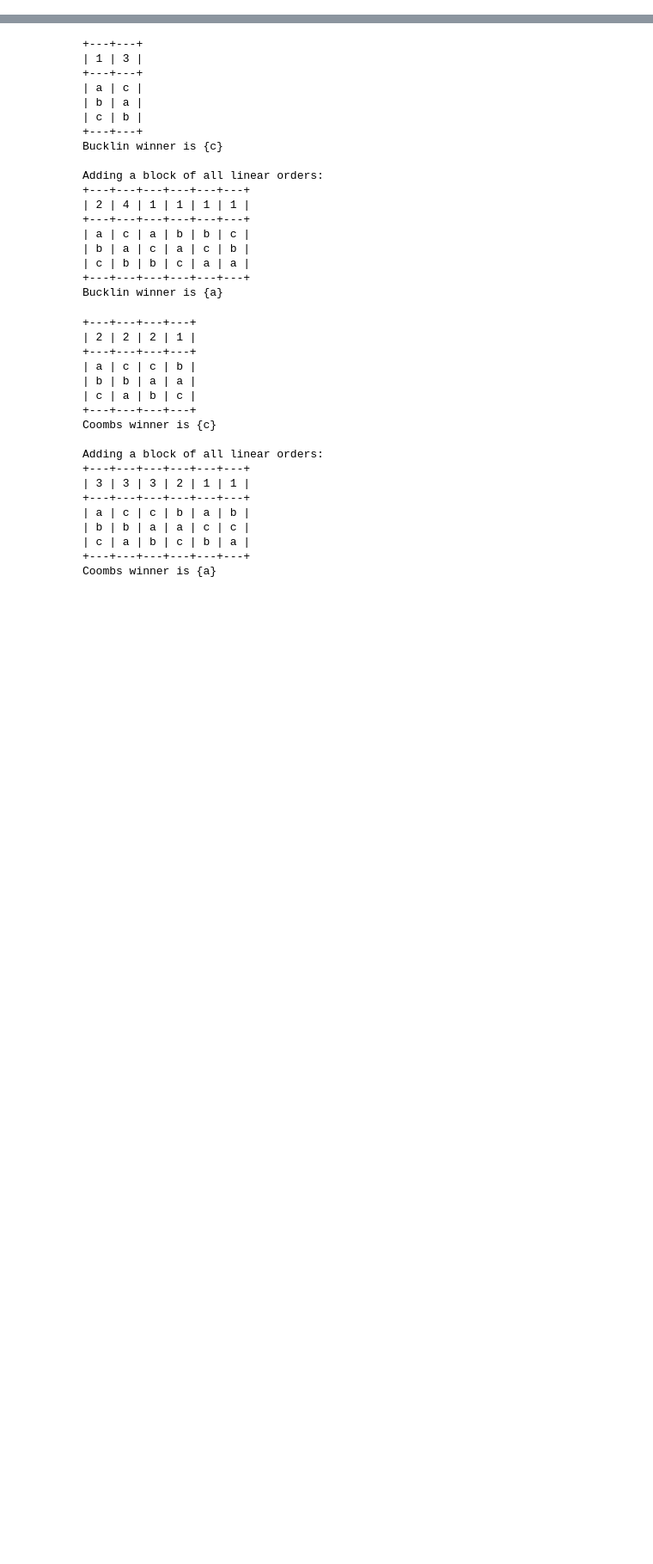
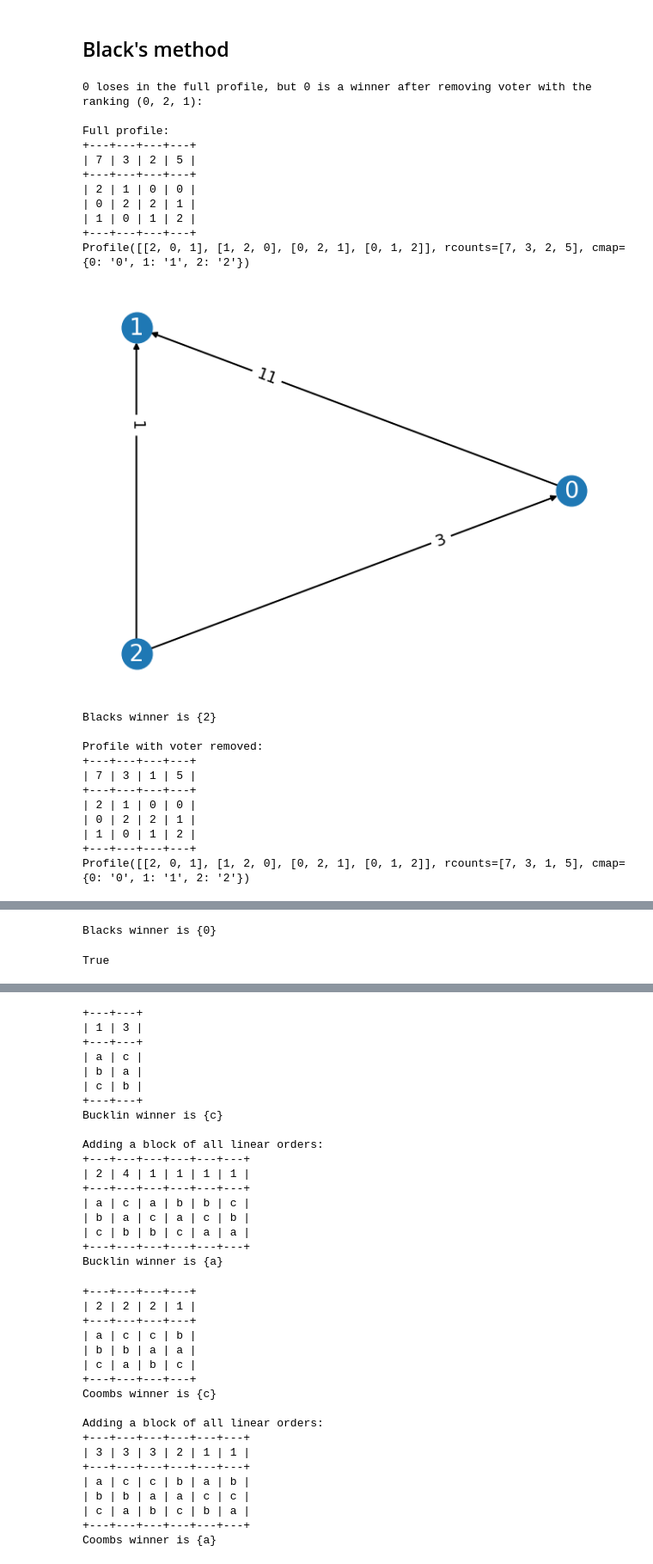
Before and after one commit to wesholliday/may-minimax, a Jupyter notebook: may-minimax.ipynb, the cells around one changed output, grey strips where cells are left out. Shown at 86% size. Drawn from its saved outputs; the diff is of its cells as text; code cells hidden in the pictures; blank space fills up the shorter version.

Commit message:
Added examples for Footnote 4 and updated numbering to agree with July 2024 version of paper

```diff
--- a/may-minimax.ipynb
+++ b/may-minimax.ipynb
@@ -53,0 +56,31 @@ def minimax(edata, curr_cands = None, strength_function = None):
+# %% [markdown]
+## Black's method
+# %%
+# The following examples show that a number of Condorcet voting methods violate positive involvement already for 3 alternatives.
+
+blacks_pi_violation = Profile([[2, 0, 1], [1, 2, 0], [0, 2, 1], [0, 1, 2]], rcounts=[7, 3, 2, 5], cmap={0: '0', 1: '1', 2: '2'})
+has_positive_involvement_violation(blacks_pi_violation,blacks,verbose=True)
+# %% [output]
+0 loses in the full profile, but 0 is a winner after removing voter with the ranking (0, 2, 1):
+
+Full profile:
++---+---+---+---+
+| 7 | 3 | 2 | 5 |
++---+---+---+---+
+| 2 | 1 | 0 | 0 |
+| 0 | 2 | 2 | 1 |
+| 1 | 0 | 1 | 2 |
++---+---+---+---+
+Profile([[2, 0, 1], [1, 2, 0], [0, 2, 1], [0, 1, 2]], rcounts=[7, 3, 2, 5], cmap={0: '0', 1: '1', 2: '2'})
+[figure, added]
+Blacks winner is {2}
+
+Profile with voter removed:
++---+---+---+---+
+| 7 | 3 | 1 | 5 |
++---+---+---+---+
+| 2 | 1 | 0 | 0 |
+| 0 | 2 | 2 | 1 |
+| 1 | 0 | 1 | 2 |
++---+---+---+---+
+Profile([[2, 0, 1], [1, 2, 0], [0, 2, 1], [0, 1, 2]], rcounts=[7, 3, 1, 5], cmap={0: '0', 1: '1', 2: '2'})
@@ -53,0 +88,2 @@ def minimax(edata, curr_cands = None, strength_function = None):
+Blacks winner is {0}
+True
```
Also changed, not shown: parts of 32 cells of this notebook.
